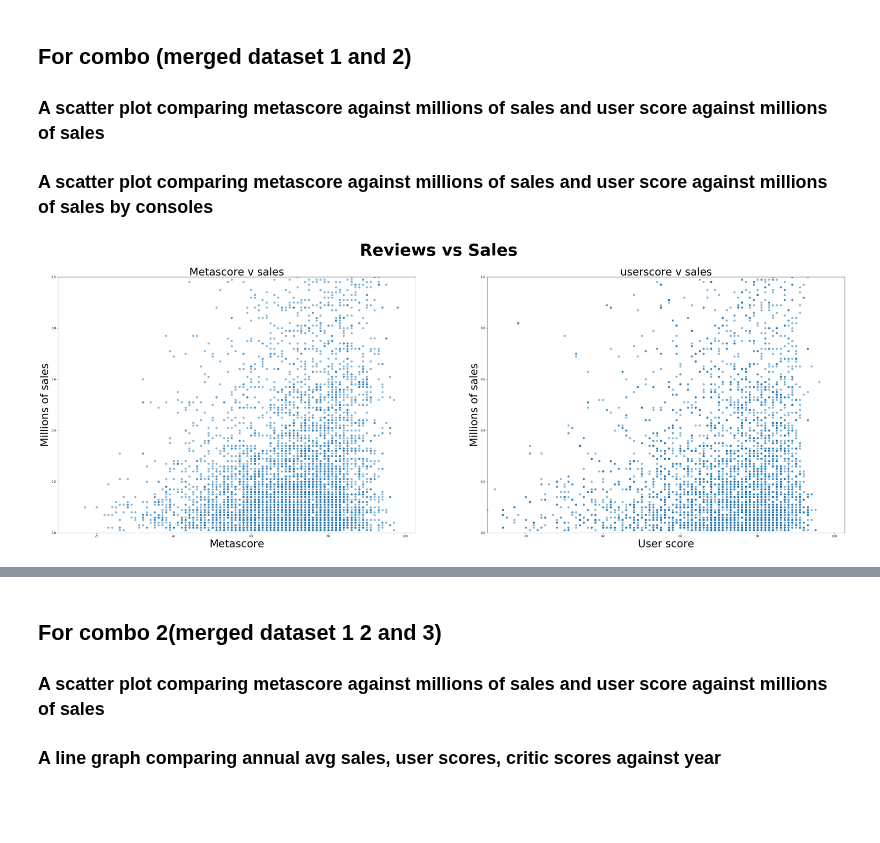
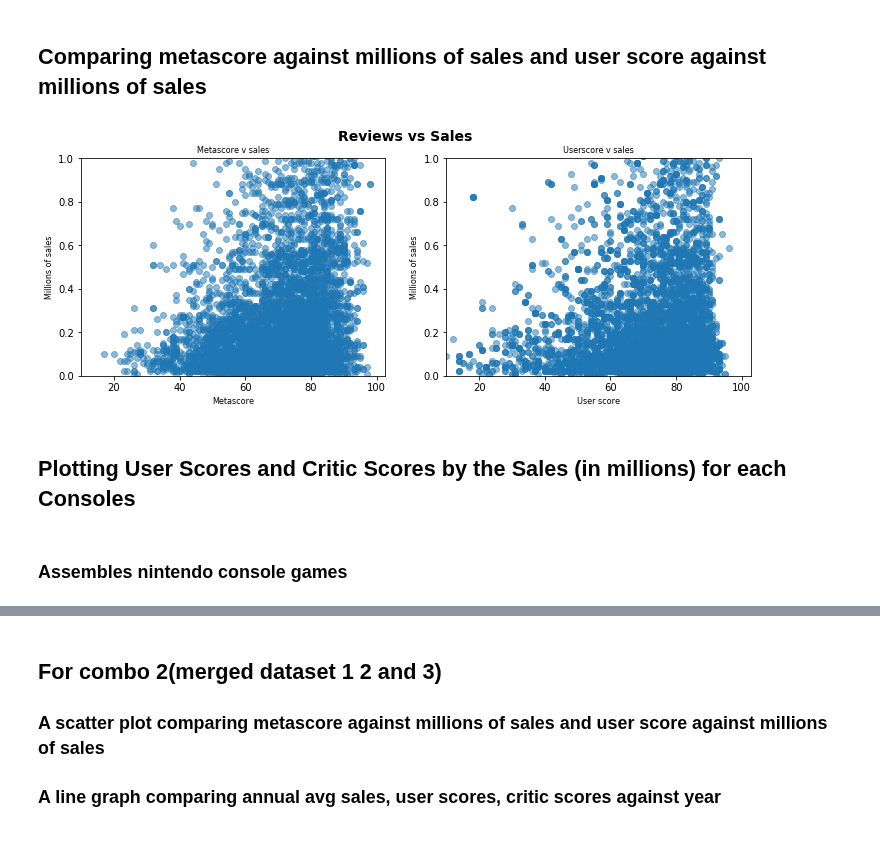
Before and after one commit to mell0611/data_science_project, a Jupyter notebook: data_analysis.ipynb, the cells around one changed output, grey strips where cells are left out. Drawn from its saved outputs; the diff is of its cells as text; code cells hidden in the pictures; blank space fills up the shorter version.

```diff
--- a/data_analysis.ipynb
+++ b/data_analysis.ipynb
@@ -17,27 +56,29 @@ combo2 = combo2.drop('Unnamed: 0',axis = 1)
 # %% [markdown]
-## For combo (merged dataset 1 and 2)
-### A scatter plot comparing metascore against millions of sales and user score against millions of sales
-### A scatter plot comparing metascore against millions of sales and user score against millions of sales by consoles
+## Comparing metascore against millions of sales and user score against millions of sales
 # %%
 # Code for scatter plot comparing metascore against millions of sales and user score against millions of sales
 
-fig, ax = plt.subplots(nrows = 1, ncols = 2, sharex = True, figsize = (48,16))
+fig, ax = plt.subplots(nrows = 1, ncols = 2, sharex = True, figsize = (12,4))
 ax[0].scatter(combo["metascore"], combo["Global_Sales"], alpha= 0.5)
 ax[1].scatter(combo["User_Score"], combo["Global_Sales"], alpha= 0.5)
-fig.suptitle("Reviews vs Sales", fontsize = 56, fontweight = "bold")
+fig.suptitle("Reviews vs Sales", fontsize = 14, fontweight = "bold")
 
-ax[0].set_title("Metascore v sales", fontsize = 36)
-ax[1].set_title("userscore v sales", fontsize = 36)
+ax[0].set_title("Metascore v sales", fontsize = 8)
+ax[1].set_title("Userscore v sales", fontsize = 8)
+
 for var in ax:
     var.set_ylim(0,1)
-    var.set_ylabel("Millions of sales", fontsize = 36)
-ax[0].set_xlabel("Metascore", fontsize = 36)
-ax[1].set_xlabel("User score", fontsize =36)
-ax[0].set_xlim((100))
-ax[1].set_xlim((10))
+    var.set_ylabel("Millions of sales", fontsize = 8)
+
+ax[0].set_xlabel("Metascore", fontsize = 8)
+ax[1].set_xlabel("User score", fontsize = 8)
+ax[0].set_xlim(100)
+ax[1].set_xlim(10)
 plt.show()
 # %% [output]
-[figure, old version]
+[figure, new version]
+# %% [markdown]
+## Plotting User Scores and Critic Scores by the Sales (in millions) for each Consoles
 # %%
 # Split combo into smaller dataframes according to the console and store them in a list "grouped"
 grouped = combo.groupby('console')
@@ -63,0 +85,2 @@ combopc = grouped.get_group('PC')
+# %% [markdown]
+### Assembles nintendo console games
```
Also changed, not shown: parts of 14 cells of this notebook.
